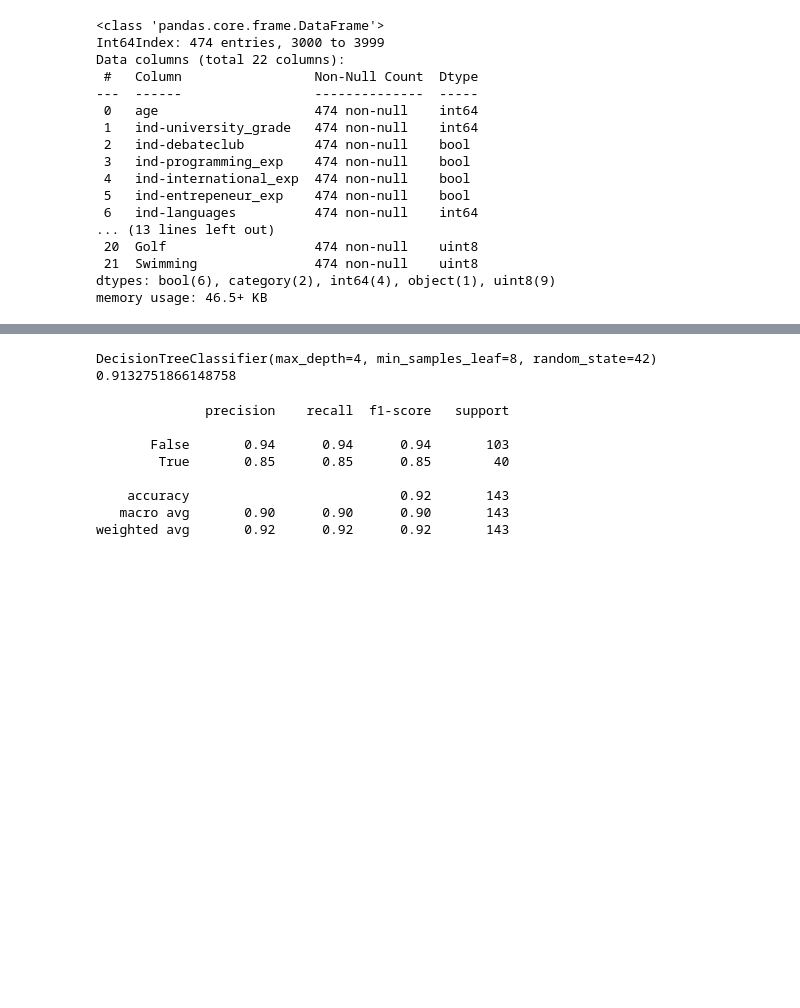
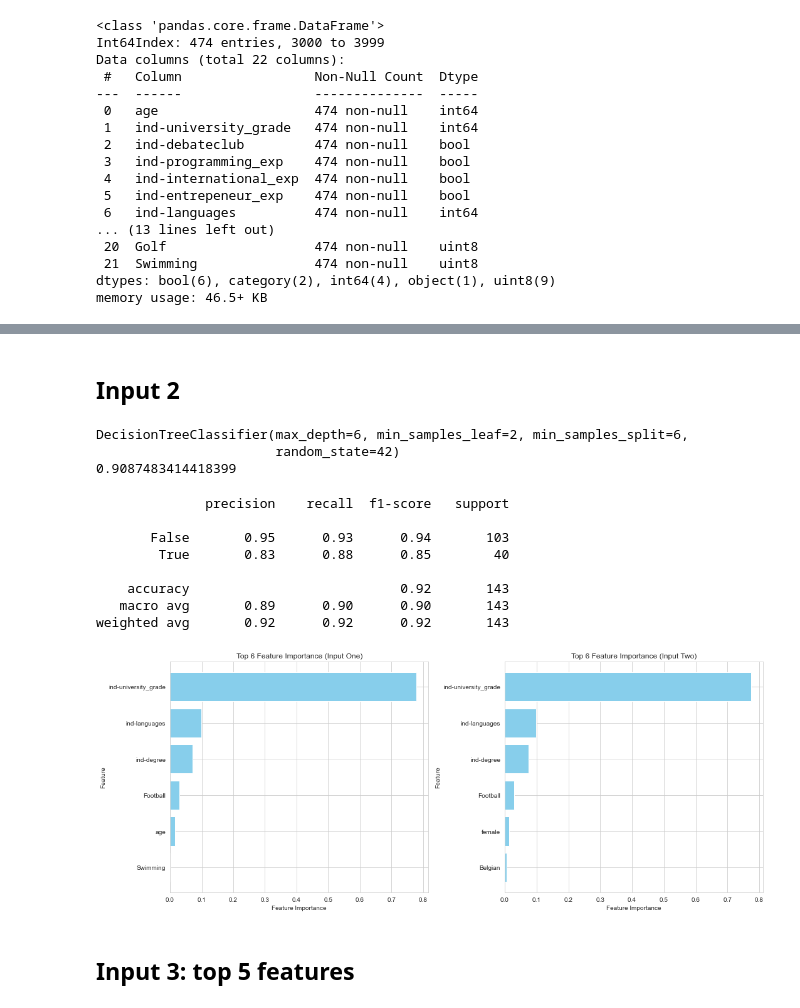
Before and after one commit to kwah-space/IDS-draft, a Jupyter notebook: A3 model.ipynb, the cells around one changed output, grey strips where cells are left out. Drawn from its saved outputs; the diff is of its cells as text; code cells hidden in the pictures; blank space fills up the shorter version.

```diff
--- a/A3 model.ipynb
+++ b/A3 model.ipynb
@@ -463,50 +384,86 @@ DecisionTreeClassifier(min_samples_leaf=3, min_samples_split=7, random_state=42)
+# %% [markdown]
+## Input 2
 # %%
 X = D_data_encoded.drop(columns=['decision', 'age_group', 'grade_group',
-                                 'ind-debateclub', 'ind-international_exp', 'ind-entrepeneur_exp',
-                                 'simple_nationality', 'age', 'other'])
+                                 'ind-debateclub', 'ind-international_exp',
+                                 'ind-entrepeneur_exp', 'simple_nationality',
+                                 'age', 'other'])
 y = D_data_encoded['decision']
 
 
-X_train, X_test, y_train, y_test = train_test_split(X, y, test_size=.2, random_state = 42,
+X_train, X_test, y_train, y_test = train_test_split(X, y, test_size=.3, random_state = 42,
                                                     stratify=y)
-
-param_grid = {
-    'max_depth': np.arange(2, 18, 1),
-    'min_samples_split': np.arange(2, 11, 1),
-    'min_samples_leaf': np.arange(2, 18, 1)
-}
 
 tree_clf = DecisionTreeClassifier(random_state=42)
 
-grid_search = GridSearchCV(estimator=tree_clf, param_grid=param_grid, cv=5, scoring='f1', n_jobs=-1)
+grid_search = GridSearchCV(estimator=tree_clf, param_grid=param_grid, cv=10, scoring='f1', n_jobs=-1)
 grid_search.fit(X_train, y_train)
 print(grid_search.best_estimator_)
 print(grid_search.best_score_)
 # %% [output]
-DecisionTreeClassifier(max_depth=4, min_samples_leaf=8, random_state=42)
-0.9132751866148758
+DecisionTreeClassifier(max_depth=6, min_samples_leaf=2, min_samples_split=6,
+                       random_state=42)
+0.9087483414418399
 # %%
+#Input 2
 X = D_data_encoded.drop(columns=['decision', 'age_group', 'grade_group',
-                                 'ind-debateclub', 'ind-international_exp', 'ind-entrepeneur_exp',
-                                 'simple_nationality', 'age', 'other'])
+                                 'ind-debateclub', 'ind-international_exp',
+                                 'ind-entrepeneur_exp','simple_nationality',
+                                 'age', 'other'])
 y = D_data_encoded['decision']
 
 
-X_train, X_test, y_train, y_test = train_test_split(X, y, test_size=.3, random_state = 42,
+X_train_two, X_test_two, y_train_two, y_test_two = train_test_split(X, y, test_size=.3, random_state = 42,
                                                     stratify=y)
 
-model = DecisionTreeClassifier(max_depth=4, min_samples_leaf=8, min_samples_split=10, random_state=42)
+model_two = DecisionTreeClassifier(max_depth=6, min_samples_leaf=2, min_samples_split=6,
+                       random_state=42)
 
-model.fit(X_train, y_train)
-predictions = model.predict(X_test)
-print(classification_report(y_test, predictions))
+model_two.fit(X_train_two, y_train_two)
+predictions = model_two.predict(X_test_two)
+f1 = f1_score(y_test_two, predictions, average='weighted')
+print(classification_report(y_test_two, predictions))
 # %% [output]
               precision    recall  f1-score   support
 
-       False       0.94      0.94      0.94       103
-        True       0.85      0.85      0.85        40
+       False       0.95      0.93      0.94       103
+        True       0.83      0.88      0.85        40
 
     accuracy                           0.92       143
-   macro avg       0.90      0.90      0.90       143
+   macro avg       0.89      0.90      0.90       143
 weighted avg       0.92      0.92      0.92       143
+# %%
+def plot_top_features(model, feature_names, top_n, title):
+
+    feature_importance = model.feature_importances_
+
+    sorted_indices = np.argsort(feature_importance)[::-1]
+    sorted_importance = feature_importance[sorted_indices]
+    sorted_feature_names = feature_names[sorted_indices]
+
+    # Select the top N most important features
+    top_importance = sorted_importance[:top_n]
+    top_feature_names = sorted_feature_names[:top_n]
+
+    plt.barh(range(len(top_importance)), top_importance, align='center', color='skyblue')
+    plt.yticks(range(len(top_importance)), top_feature_names)
+    plt.xlabel("Feature Importance")
+    plt.ylabel("Feature")
+    plt.title(title)
+    plt.gca().invert_yaxis()
+
+plt.figure(figsize=(15, 6))
+
+plt.subplot(1, 2, 1)
+plot_top_features(model_one, X_train_one.columns, top_n=6, title="Top 6 Feature Importance (Input One)")
+
+plt.subplot(1, 2, 2)
+plot_top_features(model_two, X_train.columns, top_n=6, title="Top 6 Feature Importance (Input Two)")
+
+plt.tight_layout()
+plt.show()
+# %% [output]
+[figure, added]
+# %% [markdown]
+## Input 3: top 5 features
 # %%
```
Also changed, not shown: parts of 21 cells of this notebook.
